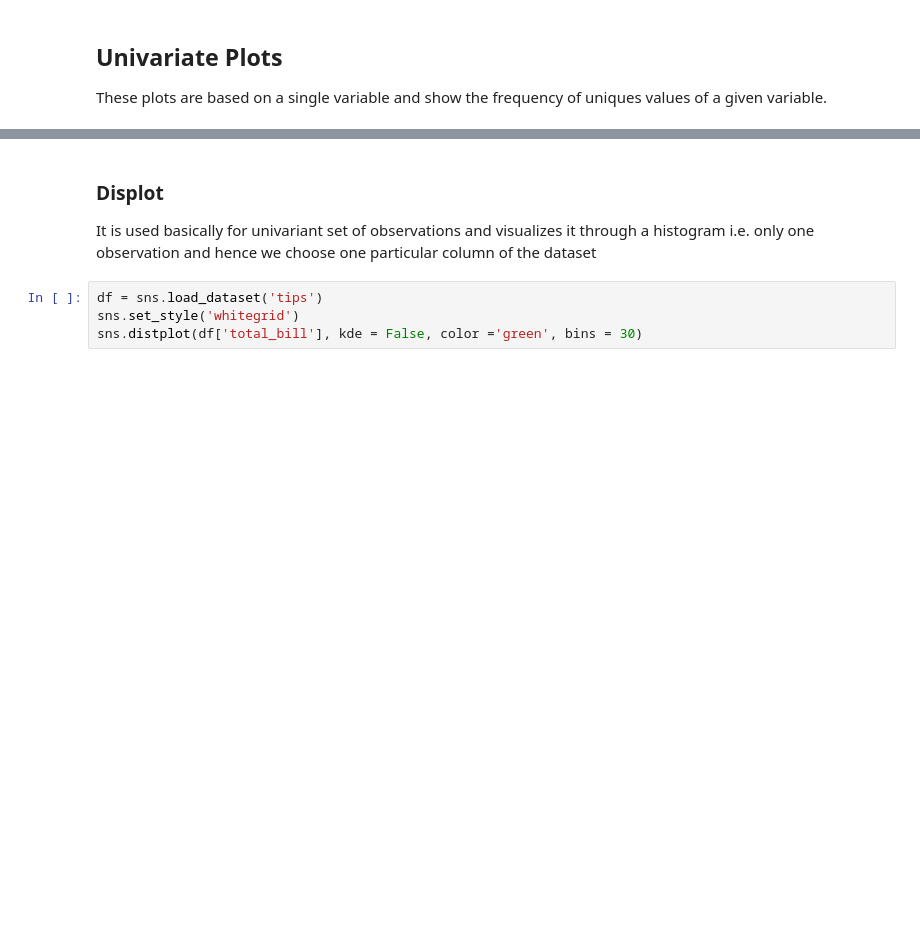
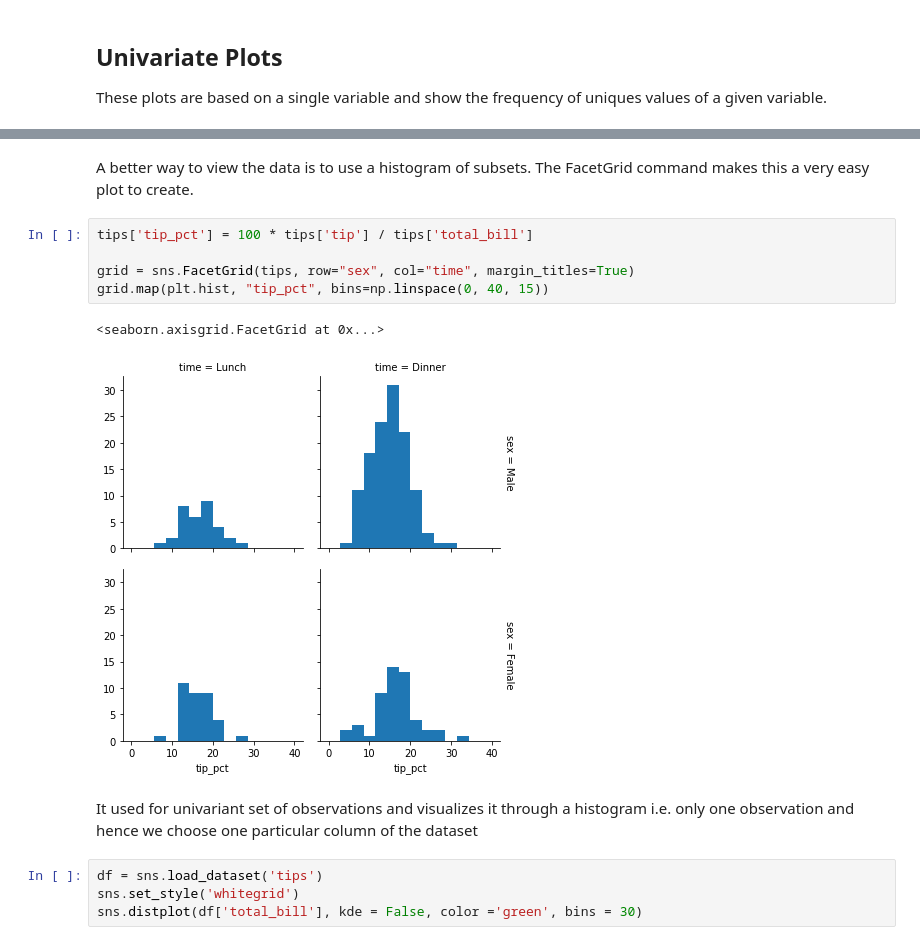
Before and after one commit to NiamhOL/Fundamentals_of_Data_Analysis_2019, a Jupyter notebook: Anaylsing the Tips Database with Seaborn.ipynb, the cells around one changed output, grey strips where cells are left out. Cells and saved outputs as stored; diff of their text form; blank space fills up the shorter version.

```diff
--- a/Anaylsing the Tips Database with Seaborn.ipynb
+++ b/Anaylsing the Tips Database with Seaborn.ipynb
@@ -65,7 +76,16 @@ rugplot
+# %% [markdown]
+A better way to view the data is to use a histogram of subsets. The FacetGrid command makes this a very easy plot to create.
+# %%
+tips['tip_pct'] = 100 * tips['tip'] / tips['total_bill']
+
+grid = sns.FacetGrid(tips, row="sex", col="time", margin_titles=True)
+grid.map(plt.hist, "tip_pct", bins=np.linspace(0, 40, 15))
+# %% [output]
+<seaborn.axisgrid.FacetGrid at 0x...>
+[figure, added]
 # %% [markdown]
-### Displot ###
 
-It is used basically for univariant set of observations and visualizes it through a histogram i.e. only one observation and hence we choose one particular column of the dataset
+It used  for univariant set of observations and visualizes it through a histogram i.e. only one observation and hence we choose one particular column of the dataset
 # %%
 df = sns.load_dataset('tips')
 sns.set_style('whitegrid')
```
Also changed, not shown: parts of 48 cells of this notebook.
